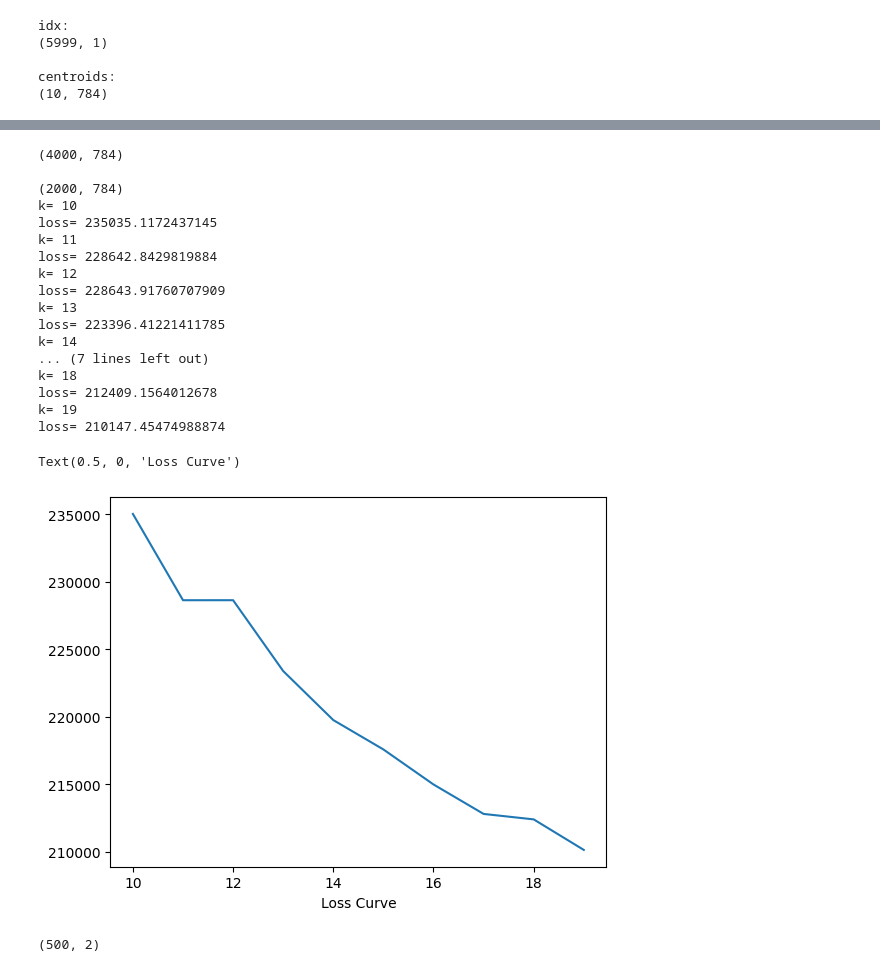
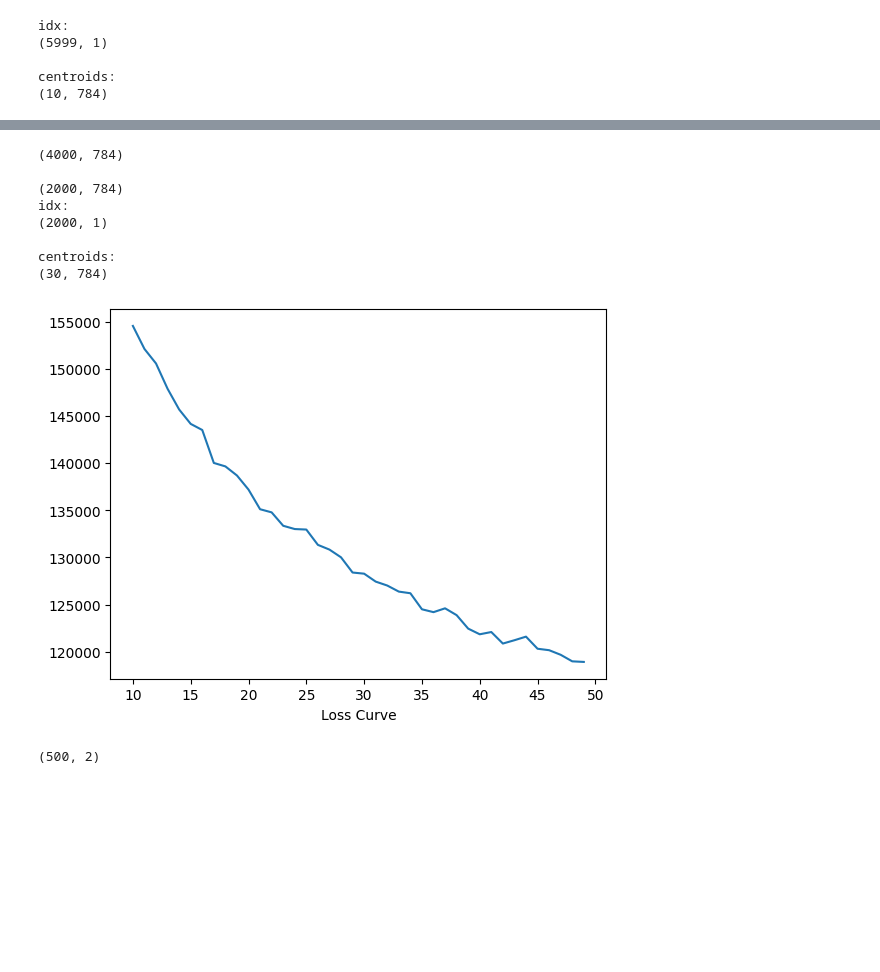
Before and after one commit to ZanLiGitHub/2022-Introduction-to-Machine-Learning, a Jupyter notebook: Assignment3/a3.ipynb, the cells around one changed output, grey strips where cells are left out. Saved outputs shown, nothing was run; the diff lists cells and outputs as text; code cells hidden in the pictures; blank space fills up the shorter version.

```diff
--- a/Assignment3/a3.ipynb
+++ b/Assignment3/a3.ipynb
@@ -165,47 +160,45 @@ Text(0.5, 0, 'Loss Curve')
 # %%
 # Question 4
 
 X_train = data[:4000,1:]
 X_test = data[:2000,1:]
 print(X_train.shape)
 print("")
 print(X_test.shape)
 
 loss_curve = []
-ks = range(10,20)
+ks = range(10,50)
 for i in ks:
-    idx, centroids = k_means(X, i, 20)
+    idx, centroids = k_means(X_train, i, 16)
     loss = 0
-    for j in range(X.shape[0]):
+    for j in range(X_train.shape[0]):
         a = X[j]
         b = centroids[int(idx[j][0])]
         loss += np.sum(np.power(a-b,2))
-    print("k=",i)
-    print("loss=",loss)
+#     print("k=",i)
+#     print("loss=",loss)
     loss_curve.append(loss)
 
 plt.plot(ks, loss_curve)
 plt.xlabel('Loss Curve')
+
+
+idx, centroids = k_means(X_test, 30, 16)
+print("idx:")
+print(idx.shape)
+print("")
+print("centroids:")
+print(centroids.shape)
 # %% [output]
 (4000, 784)
 
 (2000, 784)
-k= 10
-loss= 235035.1172437145
-k= 11
-loss= 228642.8429819884
-k= 12
-loss= 228643.91760707909
-k= 13
-loss= 223396.41221411785
-k= 14
-... (7 lines left out)
-k= 18
-loss= 212409.1564012678
-k= 19
-loss= 210147.45474988874
+idx:
+(2000, 1)
+
+centroids:
+(30, 784)
-Text(0.5, 0, 'Loss Curve')
-[figure, old version]
+[figure, new version]
 # %%
 # Question 5
 
```
Also changed, not shown: parts of 2 cells of this notebook.
